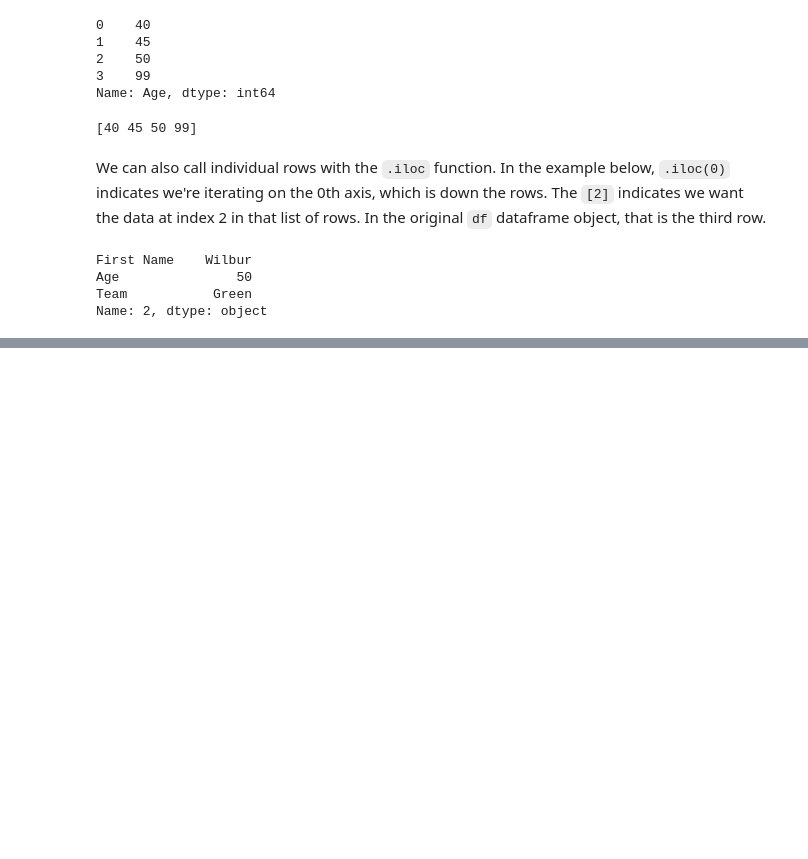
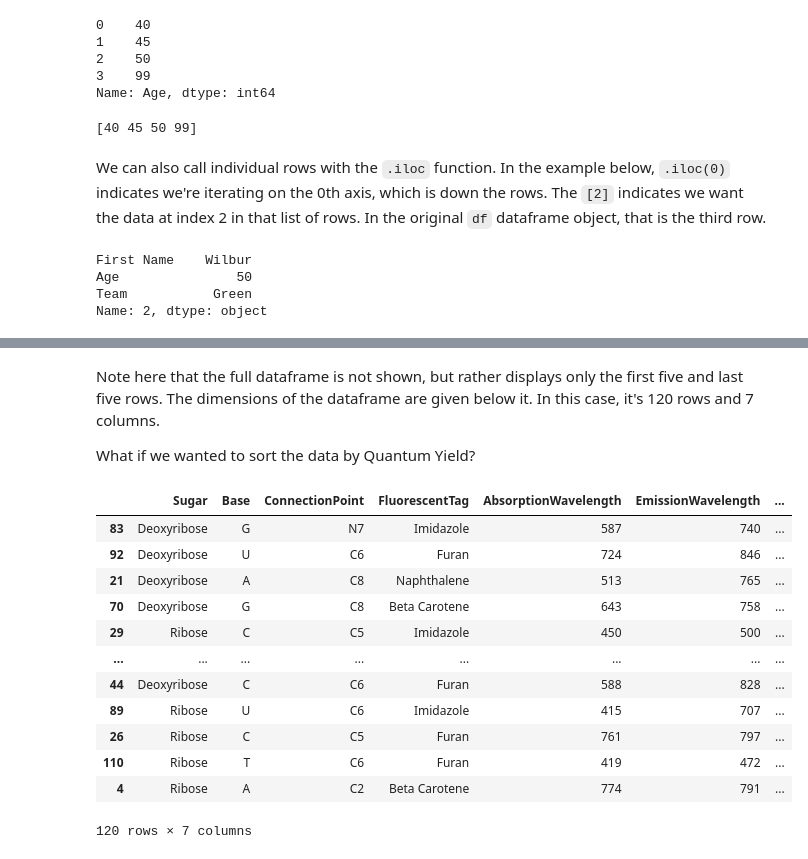
Before and after one commit to markahix/CodingSummerSchool, a Jupyter notebook: Python/02_Basics/Python_Library_Pandas.ipynb, the cells around one changed output, grey strips where cells are left out. Saved outputs shown, nothing was run; the diff lists cells and outputs as text; code cells hidden in the pictures; blank space fills up the shorter version.

```diff
--- a/Python/02_Basics/Python_Library_Pandas.ipynb
+++ b/Python/02_Basics/Python_Library_Pandas.ipynb
@@ -88,0 +185,20 @@ Name: 2, dtype: object
+# %% [markdown]
+Note here that the full dataframe is not shown, but rather displays only the first five and last five rows.  The dimensions of the dataframe are given below it.  In this case, it's 120 rows and 7 columns.
+
+What if we wanted to sort the data by Quantum Yield?
+# %%
+nucleotides.sort_values("QuantumYield",ascending=False)
+# %% [output]
+|  | Sugar | Base | ConnectionPoint | FluorescentTag | AbsorptionWavelength | EmissionWavelength | ... |
+| 83 | Deoxyribose | G | N7 | Imidazole | 587 | 740 | ... |
+| 92 | Deoxyribose | U | C6 | Furan | 724 | 846 | ... |
+| 21 | Deoxyribose | A | C8 | Naphthalene | 513 | 765 | ... |
+| 70 | Deoxyribose | G | C8 | Beta Carotene | 643 | 758 | ... |
+| 29 | Ribose | C | C5 | Imidazole | 450 | 500 | ... |
+| ... | ... | ... | ... | ... | ... | ... | ... |
+| 44 | Deoxyribose | C | C6 | Furan | 588 | 828 | ... |
+| 89 | Ribose | U | C6 | Imidazole | 415 | 707 | ... |
+| 26 | Ribose | C | C5 | Furan | 761 | 797 | ... |
+| 110 | Ribose | T | C6 | Furan | 419 | 472 | ... |
+| 4 | Ribose | A | C2 | Beta Carotene | 774 | 791 | ... |
+120 rows × 7 columns
```
Also changed, not shown: parts of 16 cells of this notebook, 1 other file.
